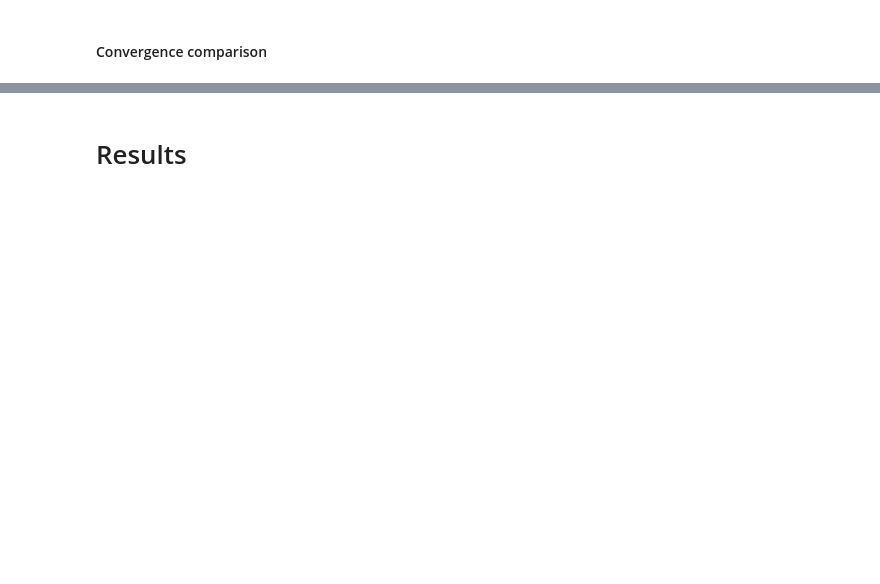
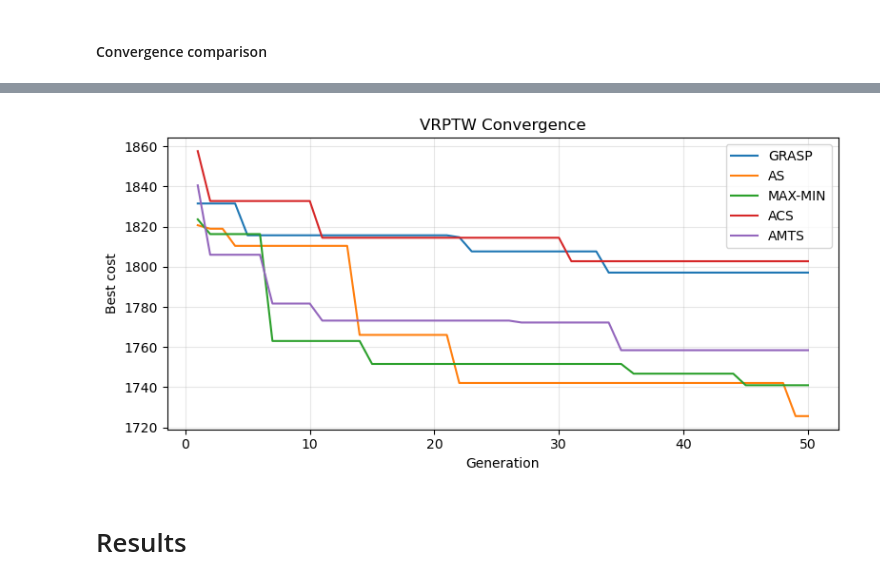
Before and after one commit to giustacchini/iops-aco, a Jupyter notebook: iops-aco-giustacchini-kutny.ipynb, the cells around one changed output, grey strips where cells are left out. Saved outputs shown, nothing was run; the diff lists cells and outputs as text; code cells hidden in the pictures; blank space fills up the shorter version.

```diff
--- a/iops-aco-giustacchini-kutny.ipynb
+++ b/iops-aco-giustacchini-kutny.ipynb
@@ -819,11 +822,11 @@ as_cvrp_routes, as_cvrp_cost, as_cvrp_history = ant_system.solve(cvrp_data)
 elapsed = time.monotonic() - start
 print(f"  Cost: {as_cvrp_cost:.2f}, Routes: {len(as_cvrp_routes)}, Time: {elapsed:.2f}s, Generations: {len(as_cvrp_history)}, Feasible: {is_feasible_cvrp(as_cvrp_routes, cvrp_data)}")
 
-# print("\n=== AS VRPTW ===")
-# start = time.monotonic()
-# as_vrptw = AntSystem(n_ants=20, alpha=1.0, beta=2.0, rho=0.1, criteria=[MaxGenerations(50)])
-# as_vrptw_routes, as_vrptw_cost, as_vrptw_history = as_vrptw.solve(vrptw_data)
-# elapsed = time.monotonic() - start
-# print(f"  Cost: {as_vrptw_cost:.2f}, Routes: {len(as_vrptw_routes)}, Time: {elapsed:.2f}s, Generations: {len(as_vrptw_history)}, Feasible: {is_feasible_vrptw(as_vrptw_routes, vrptw_data)}")
+print("\n=== AS VRPTW ===")
+start = time.monotonic()
+as_vrptw = AntSystem(n_ants=20, alpha=1.0, beta=2.0, rho=0.1, criteria=[MaxGenerations(50)])
+as_vrptw_routes, as_vrptw_cost, as_vrptw_history = as_vrptw.solve(vrptw_data)
+elapsed = time.monotonic() - start
+print(f"  Cost: {as_vrptw_cost:.2f}, Routes: {len(as_vrptw_routes)}, Time: {elapsed:.2f}s, Generations: {len(as_vrptw_history)}, Feasible: {is_feasible_vrptw(as_vrptw_routes, vrptw_data)}")
 # %% [output]
 === AS CVRP ===
@@ -918,11 +924,11 @@ mm_as_cvrp_routes, mm_as_cvrp_cost, mm_as_cvrp_history = max_min_ant_system.solv
 elapsed = time.monotonic() - start
 print(f"  Cost: {mm_as_cvrp_cost:.2f}, Routes: {len(mm_as_cvrp_routes)}, Time: {elapsed:.2f}s, Generations: {len(mm_as_cvrp_history)}, Feasible: {is_feasible_cvrp(mm_as_cvrp_routes, cvrp_data)}")
 
-# print("\n=== MAX-MIN AS VRPTW ===")
-# start = time.monotonic()
-# mm_as_vrptw = MaxMinAntSystem(n_ants=20, alpha=1.0, beta=2.0, rho=0.1, criteria=[MaxGenerations(50)])
-# mm_as_vrptw_routes, mm_as_vrptw_cost, mm_as_vrptw_history = mm_as_vrptw.solve(vrptw_data)
-# elapsed = time.monotonic() - start
-# print(f"  Cost: {mm_as_vrptw_cost:.2f}, Routes: {len(mm_as_vrptw_routes)}, Time: {elapsed:.2f}s, Generations: {len(mm_as_vrptw_history)}, Feasible: {is_feasible_vrptw(mm_as_vrptw_routes, vrptw_data)}")
+print("\n=== MAX-MIN AS VRPTW ===")
+start = time.monotonic()
+mm_as_vrptw = MaxMinAntSystem(n_ants=20, alpha=1.0, beta=2.0, rho=0.1, criteria=[MaxGenerations(50)])
+mm_as_vrptw_routes, mm_as_vrptw_cost, mm_as_vrptw_history = mm_as_vrptw.solve(vrptw_data)
+elapsed = time.monotonic() - start
+print(f"  Cost: {mm_as_vrptw_cost:.2f}, Routes: {len(mm_as_vrptw_routes)}, Time: {elapsed:.2f}s, Generations: {len(mm_as_vrptw_history)}, Feasible: {is_feasible_vrptw(mm_as_vrptw_routes, vrptw_data)}")
 # %% [output]
 === MAX-MIN AS CVRP ===
@@ -1077,5 +1086,12 @@ start = time.monotonic()
 acs_cvrp_routes, acs_cvrp_cost, acs_cvrp_history = ant_colony_system.solve(cvrp_data)
 elapsed = time.monotonic() - start
 print(f"  Cost: {acs_cvrp_cost:.2f}, Routes: {len(acs_cvrp_routes)}, Time: {elapsed:.2f}s, Generations: {len(acs_cvrp_history)}, Feasible: {is_feasible_cvrp(acs_cvrp_routes, cvrp_data)}")
+
+print("\n=== ANT COLONY SYSTEM VRPTW ===")
+start = time.monotonic()
+acs_vrptw = AntColonySystem(n_ants=20, alpha=1.0, beta=2.0, rho=0.1, criteria=[MaxGenerations(50)])
+acs_vrptw_routes, acs_vrptw_cost, acs_vrptw_history = acs_vrptw.solve(vrptw_data)
+elapsed = time.monotonic() - start
+print(f"  Cost: {acs_vrptw_cost:.2f}, Routes: {len(acs_vrptw_routes)}, Time: {elapsed:.2f}s, Generations: {len(acs_vrptw_history)}, Feasible: {is_feasible_vrptw(acs_vrptw_routes, vrptw_data)}")
 # %% [output]
 === ACS CVRP ===
@@ -1220,5 +1239,12 @@ start = time.monotonic()
 amts_cvrp_routes, amts_cvrp_cost, amts_cvrp_history = ant_multitour_system.solve(cvrp_data)
 elapsed = time.monotonic() - start
 print(f"  Cost: {amts_cvrp_cost:.2f}, Routes: {len(amts_cvrp_routes)}, Time: {elapsed:.2f}s, Generations: {len(amts_cvrp_history)}, Feasible: {is_feasible_cvrp(amts_cvrp_routes, cvrp_data)}")
+
+print("\n=== ANT MULTITOUR SYSTEM VRPTW ===")
+start = time.monotonic()
+amts_vrptw = AntMultiTourSystem(n_ants=20, alpha=1.0, beta=2.0, rho=0.1, criteria=[MaxGenerations(50)])
+amts_vrptw_routes, amts_vrptw_cost, amts_vrptw_history = amts_vrptw.solve(vrptw_data)
+elapsed = time.monotonic() - start
+print(f"  Cost: {amts_vrptw_cost:.2f}, Routes: {len(amts_vrptw_routes)}, Time: {elapsed:.2f}s, Generations: {len(amts_vrptw_history)}, Feasible: {is_feasible_vrptw(amts_vrptw_routes, vrptw_data)}")
 # %% [output]
 === Ant Multitour System CVRP ===
@@ -1305,2 +1334,6 @@ plot_convergence({"GRASP": cvrp_history, "AS": as_cvrp_history, "MAX-MIN": mm_as
+# %%
+plot_convergence({"GRASP": vrptw_history, "AS": as_vrptw_history, "MAX-MIN": mm_as_vrptw_history, "ACS": acs_vrptw_history, "AMTS": amts_vrptw_history}, title="VRPTW Convergence")
+# %% [output]
+[figure, added]
 # %% [markdown]
 # Results
```
Also changed, not shown: parts of 10 cells of this notebook.
